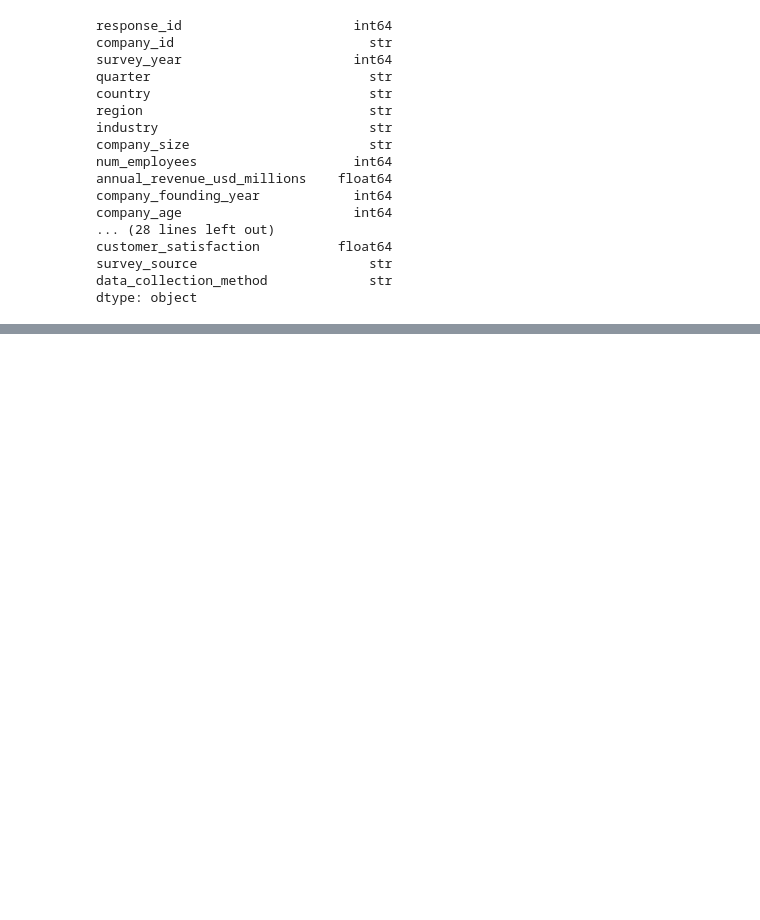
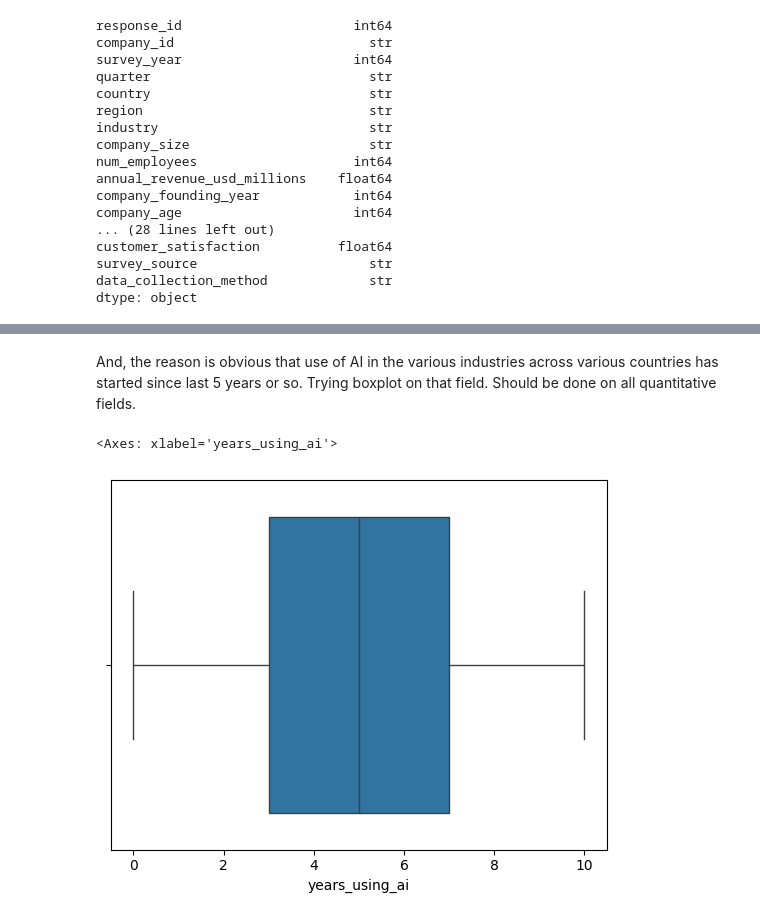
Before and after one commit to HemDesh/Data_Analysis_on_AI_Adoption_and_Workforce_Impact, a Jupyter notebook: notebooks/main.ipynb, the cells around one changed output, grey strips where cells are left out. Cells and saved outputs as stored; diff of their text form; code cells hidden in the pictures; blank space fills up the shorter version.

```diff
--- a/notebooks/main.ipynb
+++ b/notebooks/main.ipynb
@@ -178,0 +283,7 @@ import matplotlib.pyplot as plt
+# %% [markdown]
+And, the reason is obvious that use of AI in the various industries across various countries has started since last 5 years or so. Trying boxplot on that field. Should be done on all quantitative fields.
+# %%
+sns.boxplot(x=df['years_using_ai'])
+# %% [output]
+<Axes: xlabel='years_using_ai'>
+[figure, added]
```
Also changed, not shown: parts of 57 cells of this notebook, 10 other files.
